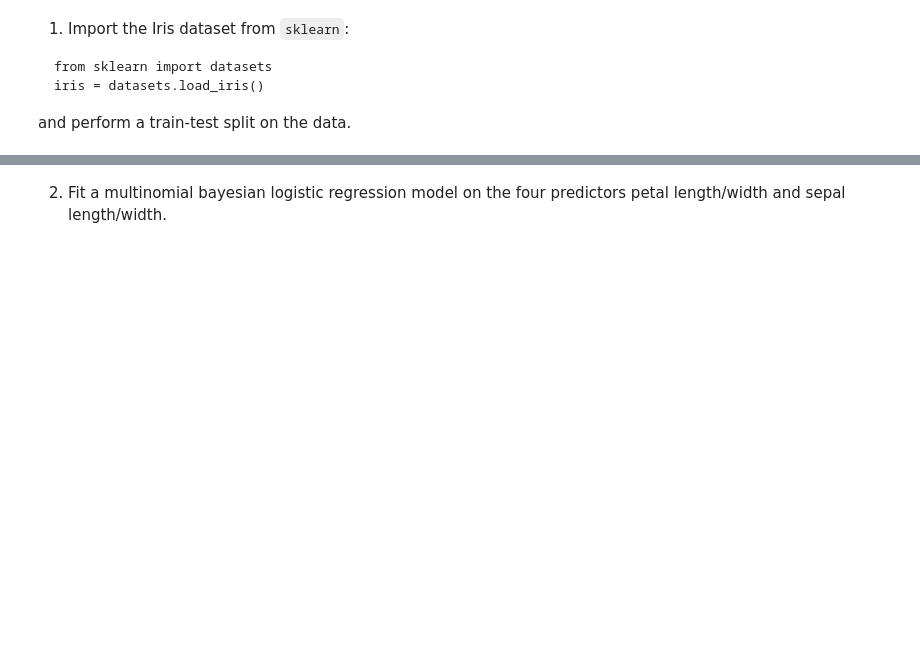
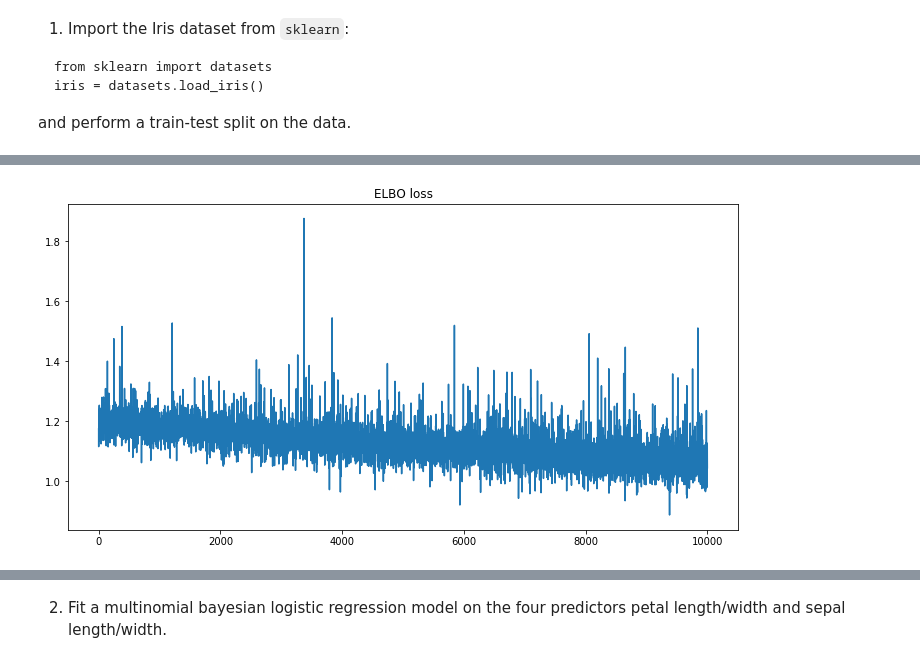
Before and after one commit to demirbilek95/statistical-machine-learning, a Jupyter notebook: homeworks/homework_06.ipynb, the cells around one changed output, grey strips where cells are left out. Drawn from its saved outputs; the diff is of its cells as text; code cells hidden in the pictures; blank space fills up the shorter version.

```diff
--- a/homeworks/homework_06.ipynb
+++ b/homeworks/homework_06.ipynb
@@ -62,0 +48,4 @@ memory usage: 1.2 KB
+# %%
+# use one hot encoding for categorical variables
+data = pd.get_dummies(data)
+data.info()
@@ -294,0 +318,12 @@ iris = datasets.load_iris()
+# %%
+# loading dataset
+iris = datasets.load_iris()
+
+# dataset normalization and OneHotEncoding
+iris_data = (iris.data - np.min(iris.data))/(np.max(iris.data)-np.min(iris.data))
+# %%
+iris_data = torch.tensor(iris_data,dtype=torch.double)
+iris_target = torch.tensor(iris.target,dtype=torch.double)
+
+X_train, X_test, y_train, y_test = train_test_split(iris_data, iris_target, test_size=0.20,
+                                                    random_state=42)
@@ -294,0 +334,72 @@ iris = datasets.load_iris()
+# %%
+# model and guide functions
+def log_reg_model(x, y):
+    n_observations, n_predictors = x.shape
+
+    # Here 4x3 w matrix will be learnt
+    w_zero = pyro.sample("w_zero", dist.Normal(torch.zeros(n_predictors), torch.ones(n_predictors)))
+    b_zero = pyro.sample("b_zero", dist.Normal(0.,1.))
+
+    w_one = pyro.sample("w_one", dist.Normal(torch.zeros(n_predictors), torch.ones(n_predictors)))
+    b_one = pyro.sample("b_one", dist.Normal(0.,1.))
+
+    w_two = pyro.sample("w_two", dist.Normal(torch.zeros(n_predictors), torch.ones(n_predictors)))
+    b_two = pyro.sample("b_two", dist.Normal(0.,1.))
+
+    # non-linearity
+    yhat_zero = torch.sigmoid((w_zero*x).sum(dim=1) + b_zero)
+    yhat_one = torch.sigmoid((w_one*x).sum(dim=1) + b_one)
+    yhat_two = torch.sigmoid((w_two*x).sum(dim=1) + b_two)
+
+    yhat = torch.stack((yhat_zero,yhat_one, yhat_two),dim=1)
+
+    with pyro.plate("data", n_observations):
+        # sampling 0-1 labels from Bernoulli distribution
+        y = pyro.sample("y", dist.Categorical(yhat), obs=y)
+
+def log_reg_guide(x, y=None):
+
+    n_observations, n_predictors = x.shape
+
+    w_loc_zero = pyro.param("w_loc_zero", torch.rand(n_predictors))
+    w_scale_zero = pyro.param("w_scale_zero", torch.rand(n_predictors), constraint=constraints.positive)
+    w_zero = pyro.sample("w_zero", dist.Laplace(w_loc_zero, w_scale_zero))
+
+    b_loc_zero = pyro.param("b_loc_zero", torch.rand(1))
+    b_scale_zero = pyro.param("b_scale_zero", torch.rand(1), constraint=constraints.positive)
+    b_zero = pyro.sample("b_zero", dist.Normal(b_loc_zero, b_scale_zero))
+
+    w_loc_one = pyro.param("w_loc_one", torch.rand(n_predictors))
+    w_scale_one = pyro.param("w_scale_one", torch.rand(n_predictors), constraint=constraints.positive)
+    w_one = pyro.sample("w_one", dist.Laplace(w_loc_one, w_scale_one))
+
+    b_loc_one = pyro.param("b_loc_one", torch.rand(1))
+    b_scale_one = pyro.param("b_scale_one", torch.rand(1), constraint=constraints.positive)
+    b_one = pyro.sample("b_one", dist.Normal(b_loc_one, b_scale_one))
+
+    w_loc_two = pyro.param("w_loc_two", torch.rand(n_predictors))
+    w_scale_two = pyro.param("w_scale_two", torch.rand(n_predictors), constraint=constraints.positive)
+    w_two = pyro.sample("w_two", dist.Laplace(w_loc_two, w_scale_two))
+
+    b_loc_two = pyro.param("b_loc_two", torch.rand(1))
+    b_scale_two = pyro.param("b_scale_two", torch.rand(1), constraint=constraints.positive)
+    b_two = pyro.sample("b_two", dist.Normal(b_loc_two, b_scale_two))
+
+#auto_guide_log = pyro.infer.autoguide.AutoDelta(log_reg_model)
+
+
+log_reg_svi = SVI(model=log_reg_model, guide=log_reg_guide,
+          optim=optim.ClippedAdam({'lr' : 0.0002}),
+          loss=Trace_ELBO())
+
+losses = []
+for step in range(10000):
+    loss = log_reg_svi.step(X_train, y_train)/len(X_train)
+    losses.append(loss)
+    if step % 1000 == 0:
+        print(f"Step {step} : loss = {loss}")
+
+fig, ax = plt.subplots(figsize=(12,6))
+ax.plot(losses)
+ax.set_title("ELBO loss");
+# %% [output]
@@ -294,0 +416 @@ iris = datasets.load_iris()
+[figure, added]
```
Also changed, not shown: parts of 59 cells of this notebook, 1 other file.
